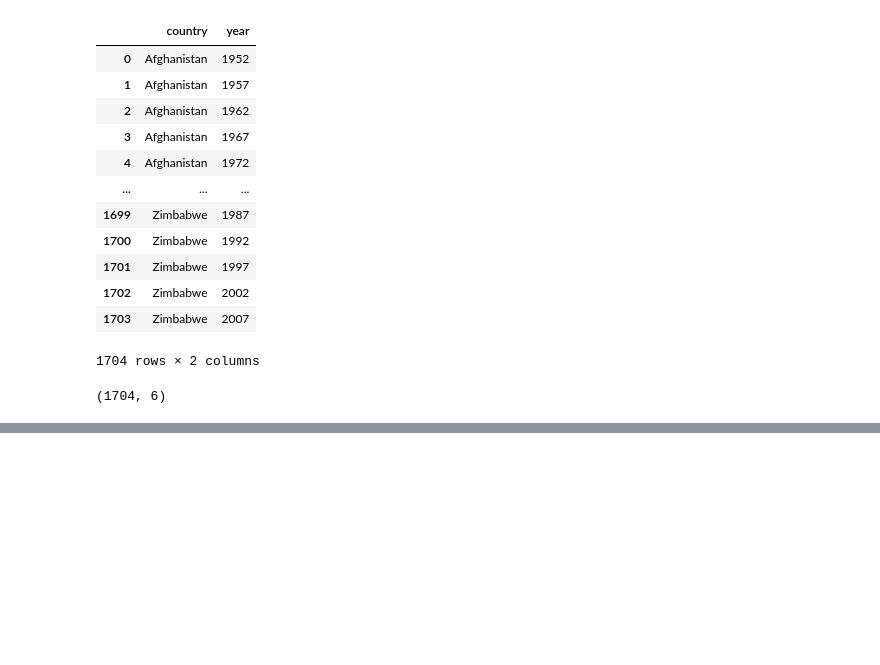
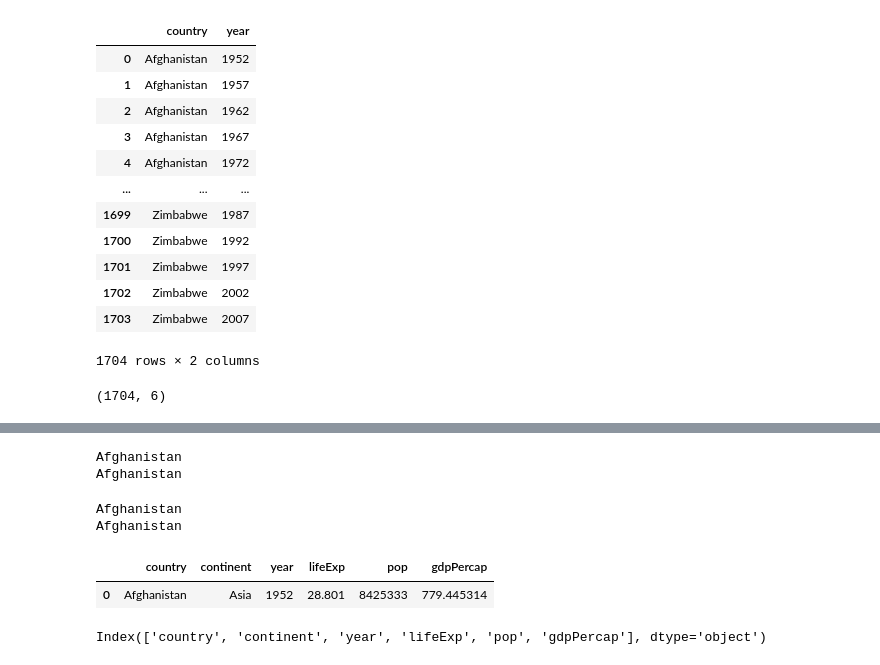
Before and after one commit to CHYHEE/Python, a Jupyter notebook: lesson_pandas_1.ipynb, the cells around one changed output, grey strips where cells are left out. Drawn from its saved outputs; the diff is of its cells as text; code cells hidden in the pictures; blank space fills up the shorter version.

```diff
--- a/lesson_pandas_1.ipynb
+++ b/lesson_pandas_1.ipynb
@@ -172,0 +183,21 @@ df.shape
+# %%
+print(df.loc[0, 'country'])
+print(df.loc[1, 'country'])
+# %% [output]
+Afghanistan
+Afghanistan
+# %%
+print(df.loc[0][0])
+print(df.loc[1][0])
+# %% [output]
+Afghanistan
+Afghanistan
+# %%
+df.head(1)
+# %% [output]
+|  | country | continent | year | lifeExp | pop | gdpPercap |
+| 0 | Afghanistan | Asia | 1952 | 28.801 | 8425333 | 779.445314 |
+# %%
+df.columns
+# %% [output]
+Index(['country', 'continent', 'year', 'lifeExp', 'pop', 'gdpPercap'], dtype='object')
```
Also changed, not shown: parts of 7 cells of this notebook, 1 other file.
